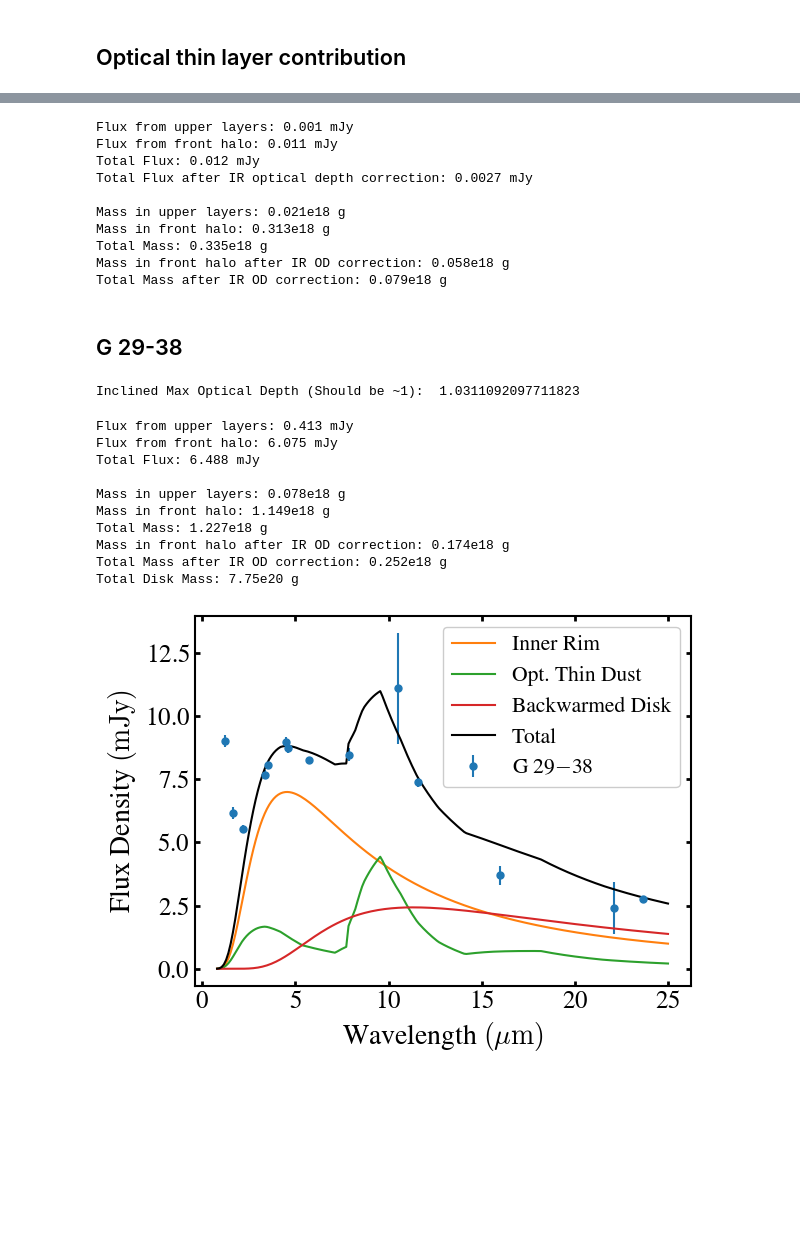
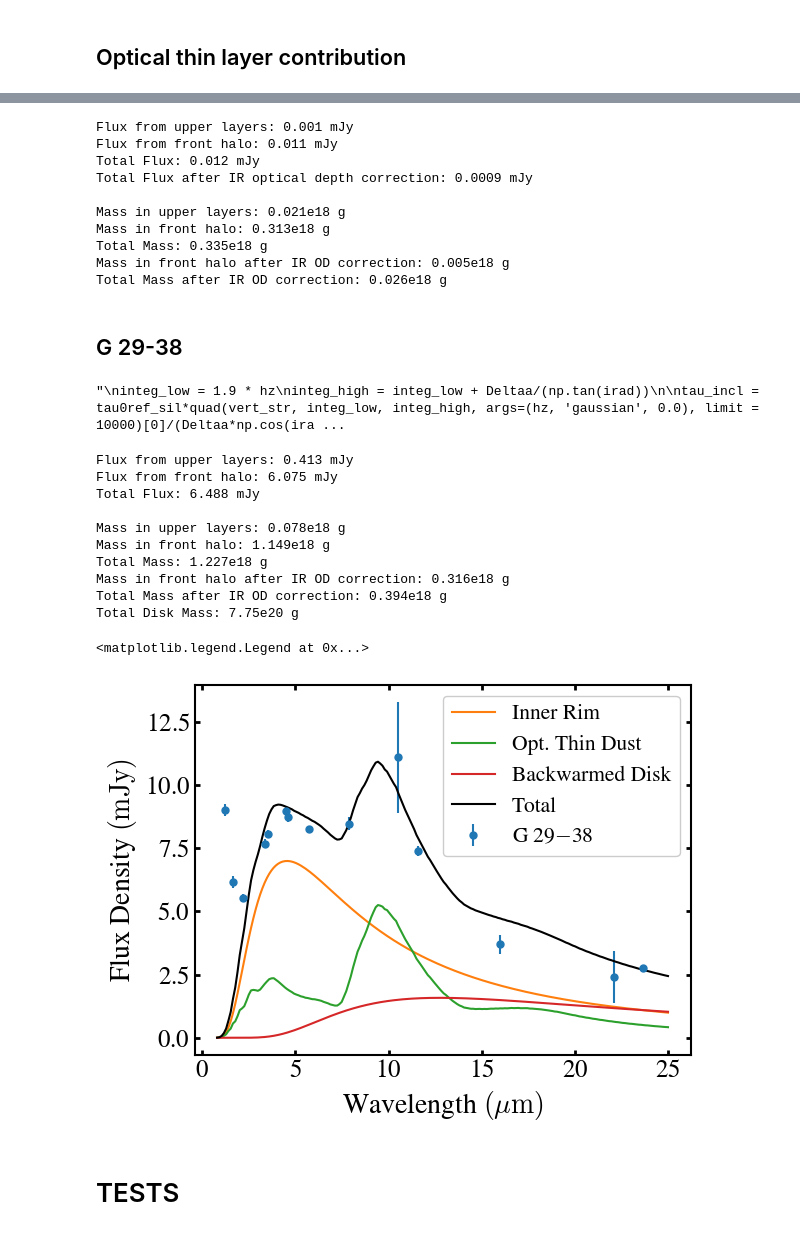
Before and after one commit to Soumin1908/wd_thick_disk_models, a Jupyter notebook: near_infrared_emission.ipynb, the cells around one changed output, grey strips where cells are left out. Drawn from its saved outputs; the diff is of its cells as text; code cells hidden in the pictures; blank space fills up the shorter version.

```diff
--- a/near_infrared_emission.ipynb
+++ b/near_infrared_emission.ipynb
@@ -564,7 +564,7 @@ cs_ratio = cs_abs_ir/cs_ext_opt
 
 # Calculate chi in the optical to get locus of unit optical depth to starlight
 chi = np.sqrt(np.log(tau0ref))
-chi_ir = np.sqrt(np.log(0.1*tau0ref))
+chi_ir = np.sqrt(np.log(0.8*tau0ref))
 
 # Assume a blackbody and calculate intensity in erg/cm2/s/Hz/sr
 bb = models.BlackBody(temperature=Ts*u.K)
@@ -604,13 +604,13 @@ print(r'Total Mass after IR OD correction: {}e18 g'.format(np.round(total_mass_i
 Flux from upper layers: 0.001 mJy
 Flux from front halo: 0.011 mJy
 Total Flux: 0.012 mJy
-Total Flux after IR optical depth correction: 0.0027 mJy
+Total Flux after IR optical depth correction: 0.0009 mJy
 
 Mass in upper layers: 0.021e18 g
 Mass in front halo: 0.313e18 g
 Total Mass: 0.335e18 g
-Mass in front halo after IR OD correction: 0.058e18 g
-Total Mass after IR OD correction: 0.079e18 g
+Mass in front halo after IR OD correction: 0.005e18 g
+Total Mass after IR OD correction: 0.026e18 g
 # %% [markdown]
 ## G 29-38
 # %%
@@ -646,16 +646,19 @@ irad = 30*np.pi/180.0
 tau0ref = 1000.0
 
 # height of the disk (in Rwd units)
-hz = 5.0
+hz_rwd = 5.5
 
 ## Define disk thickness (in Rwd units)
-Deltaa = 8.0
+Deltaa_rwd = 8.0
 
 ## Trial and error for optical thin depth (in terms of hz)
-integ_low = 2.23 * hz
+
+'''
+integ_low = 1.9 * hz
 integ_high = integ_low + Deltaa/(np.tan(irad))
 
-tau_incl = tau0ref*quad(vert_str, integ_low, integ_high, args=(hz, 'gaussian', 0.0), limit = 10000)[0]/(Deltaa*np.cos(irad))
+tau_incl = tau0ref_sil*quad(vert_str, integ_low, integ_high, args=(hz, 'gaussian', 0.0), limit = 10000)[0]/(Deltaa*np.cos(irad))
 print('Inclined Max Optical Depth (Should be ~1): ',tau_incl)
+'''
 # %% [output]
-Inclined Max Optical Depth (Should be ~1):  1.0311092097711823
+"\ninteg_low = 1.9 * hz\ninteg_high = integ_low + Deltaa/(np.tan(irad))\n\ntau_incl = tau0ref_sil*quad(vert_str, integ_low, integ_high, args=(hz, 'gaussian', 0.0), limit = 10000)[0]/(Deltaa*np.cos(ira ...
@@ -662,13 +704,13 @@ Inclined Max Optical Depth (Should be ~1):  1.0311092097711823
 # %%
 ## Define the fiducial parameters for G 29-38 as described in the draft
 
-a = 110*0.012*rsun   # distance to disk
-hz = hz*0.012*rsun  # height of the disk
+a = 100*0.012*rsun   # distance to disk
+hz = hz_rwd*0.012*rsun  # height of the disk
 d = 17.52*pc           # distance to WD
 Ts = 1120.0          # Temperature
 s = 1.0             # grain size
 k = 1.7-0.03j        # refractive index (assume astronomical silicate)
-Deltaa = Deltaa*0.012*rsun    # Disk thickness
+Deltaa = Deltaa_rwd*0.012*rsun    # Disk thickness
 
 ## Assume fiducial grain parameters
 rgrain = s*1e-4                                    # grain size of one micron
@@ -692,7 +734,7 @@ inten_lambda = bb(3.4*u.micron).value
 # Calculate the total number of particles in the optically thin region (Equation 15 in draft)
 N_dust_thin_upper_layers = (2.0*np.pi*a*hz/cs_ext_opt)*(tau0ref)*(np.sqrt(np.pi)/2)*(1-special.erf(chi))
 N_dust_thin_front_halo = (2.0*np.pi*a*hz/cs_ext_opt)*(chi)
-N_dust_thin_front_halo_ir_corr = (2.0*np.pi*a*hz/cs_ext_opt)*(chi - chi_sil)
+N_dust_thin_front_halo_ir_corr = (2.0*np.pi*a*hz/cs_ext_opt)*(chi - chi_waves)
 
 # Calculate the fluxes (Equation 17) in mJy
 flux_upper_layers = N_dust_thin_upper_layers * cs_abs_ir * 1e26 * inten_lambda / (d**2)
@@ -720,8 +762,8 @@ print('')
 print(r'Mass in upper layers: {}e18 g'.format(np.round(mass_upper_layers/1e18, 3)))
 print(r'Mass in front halo: {}e18 g'.format(np.round(mass_front_halo/1e18, 3)))
 print(r'Total Mass: {}e18 g'.format(np.round(total_mass/1e18, 3)))
-print(r'Mass in front halo after IR OD correction: {}e18 g'.format(np.round(mass_front_halo_ir_corr/1e18, 3)))
-print(r'Total Mass after IR OD correction: {}e18 g'.format(np.round(total_mass_ir_corr/1e18, 3)))
+print(r'Mass in front halo after IR OD correction: {}e18 g'.format(np.round(np.median(mass_front_halo_ir_corr)/1e18, 3)))
+print(r'Total Mass after IR OD correction: {}e18 g'.format(np.round(np.median(total_mass_ir_corr)/1e18, 3)))
 print(r'Total Disk Mass: {}e20 g'.format(np.round(mdisk/1e20, 3)))
 # %% [output]
 Flux from upper layers: 0.413 mJy
@@ -731,8 +773,8 @@ Total Flux: 6.488 mJy
 Mass in upper layers: 0.078e18 g
 Mass in front halo: 1.149e18 g
 Total Mass: 1.227e18 g
-Mass in front halo after IR OD correction: 0.174e18 g
-Total Mass after IR OD correction: 0.252e18 g
+Mass in front halo after IR OD correction: 0.316e18 g
+Total Mass after IR OD correction: 0.394e18 g
 Total Disk Mass: 7.75e20 g
 # %%
 ### G 29-38 ###
@@ -748,8 +790,26 @@ qabs_draine = pd.read_csv('draine_silicate_qabs_1micron.csv')
 
 waves = np.linspace(0.8, 25.0, 200)
 
-f = scipy.interpolate.interp1d(qabs_draine.x.values, qabs_draine[' y'].values, kind='linear')
-qabs_waves = f(1.0/waves)
+
+draine_ri = pd.read_csv('callindex.out_silD03.txt', skiprows = 4, delim_whitespace = True)
+
+wave_data = (draine_ri['wave(um)'].values)[::-1]
+real_data = (draine_ri['Re(n)-1'].values+1)[::-1]
+im_data = (draine_ri['Im(n)'].values)[::-1]
+
+reals = np.interp(waves, wave_data, real_data)
+ims = np.interp(waves, wave_data, im_data)
+
+qabs_waves = []
+for i in range(len(waves)):
+    k = complex(reals[i], -ims[i])
+
+    qabs_waves.append(mie_abs(waves[i], k, 1.0))
+
+qabs_waves = np.array(qabs_waves)
+
+#f = scipy.interpolate.interp1d(qabs_draine.x.values, qabs_draine[' y'].values, kind='linear')
+#qabs_waves = f(1.0/waves)
 
 bb = models.BlackBody(temperature=Ts*u.K)
 bb_intens = bb(waves*u.micron).value
@@ -760,44 +820,47 @@ flux_front_halo = (N_dust_thin_front_halo_ir_corr + N_dust_thin_upper_layers) *
 
 Theta = np.arctan(hz/a)*180.0/np.pi
 
-flux_inner_edge = disk_inner_edge(11000, Theta, 30, d/pc, wave = waves, Trim = Ts, Rwd = 0.012, Rrim = 110)
+flux_inner_edge = disk_inner_edge(11000, Theta, 30, d/pc, wave = waves, Trim = Ts, Rwd = 0.012, Rrim = a/(0.012*rsun))
 
 
 ### Flux from the backwarmed disk
 
-bb = models.BlackBody(temperature=450*u.K)
+bb = models.BlackBody(temperature=400*u.K)
 inten_lambda = bb(waves*u.micron).value
 thetas_rad = 30.0*np.pi/180.0
 
 
 factor1 = 2*a/(d**2)
 factor2 = inten_lambda
 factor3_1 = np.pi*Deltaa*np.cos(thetas_rad)
 factor3_2 = 2*hz*np.sin(thetas_rad)
 
 flux_backwarmed = factor1*factor2*(factor3_1 + factor3_2)*1e26
 
 
 
 ### Total Flux
 
 total_flux = flux_front_halo + flux_inner_edge + flux_backwarmed
 
 ## Plot it
 
 plt.plot(waves, flux_inner_edge, label = 'Inner Rim')
 plt.plot(waves, flux_front_halo, label = 'Opt. Thin Dust')
 plt.plot(waves, flux_backwarmed, label = 'Backwarmed Disk')
 plt.plot(waves, total_flux, c='k', label = 'Total')
 
 plt.gca().tick_params(axis='x', which='both',direction='in',top=True,right=True,labelsize=18, width=2)
 plt.gca().tick_params(axis='y', which='both',direction='in',top=True,right=True,labelsize=18, width=2)
 
 plt.gca().set_ylabel(r'Flux Density $\rm (m Jy)$', fontsize = 20)
 plt.gca().set_xlabel(r'Wavelength $\rm (\mu m)$', fontsize = 20)
 
 plt.legend(loc = 'upper right', fontsize = 15.5, framealpha = 1)
 
-plt.savefig('./G2938_sed.png', bbox_inches='tight', dpi = 200)
+#plt.savefig('./G2938_sed.png', bbox_inches='tight', dpi = 200)
 # %% [output]
+<matplotlib.legend.Legend at 0x...>
-[figure, old version]
+[figure, new version]
+# %% [markdown]
+# TESTS #
```
Also changed, not shown: parts of 2 cells of this notebook, 1 other file.
